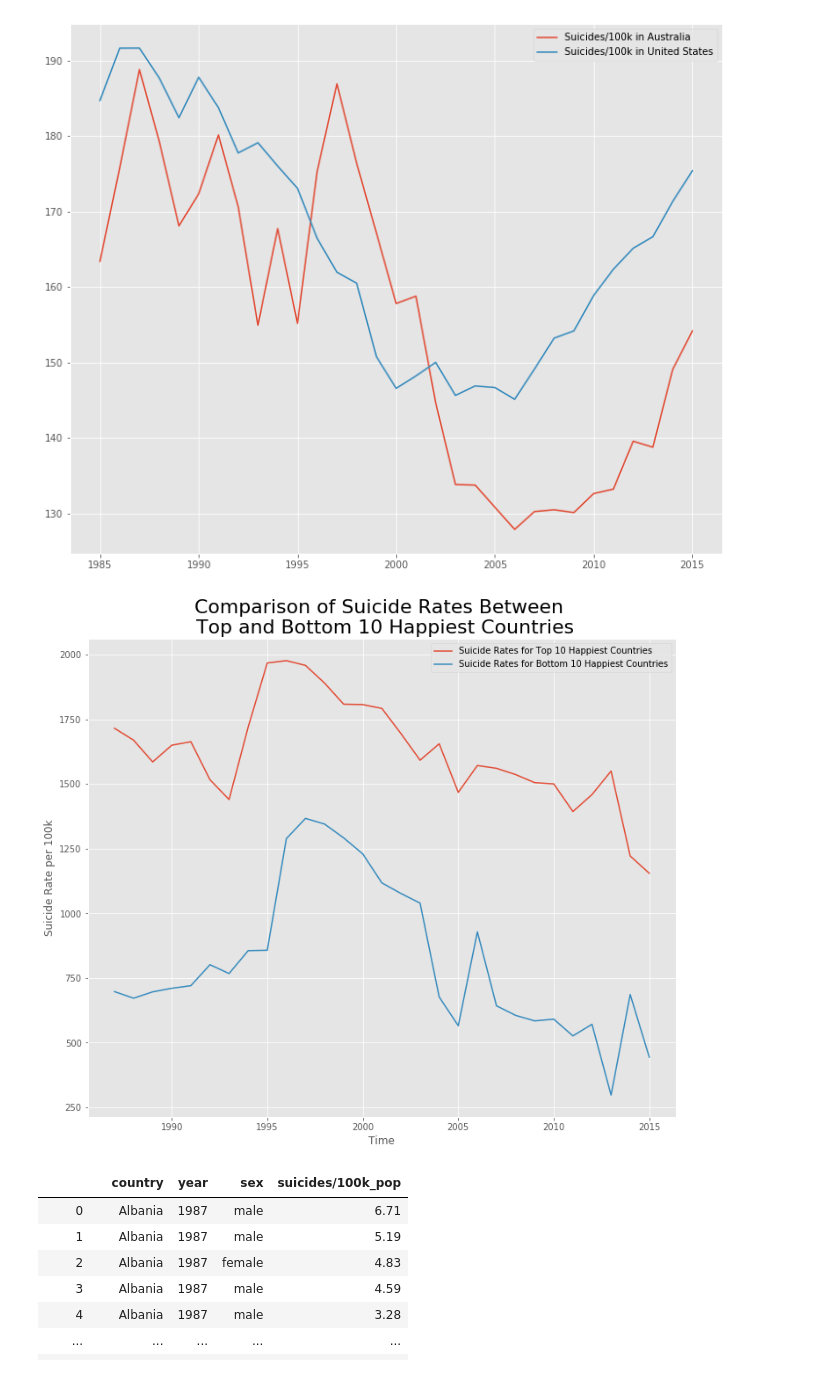
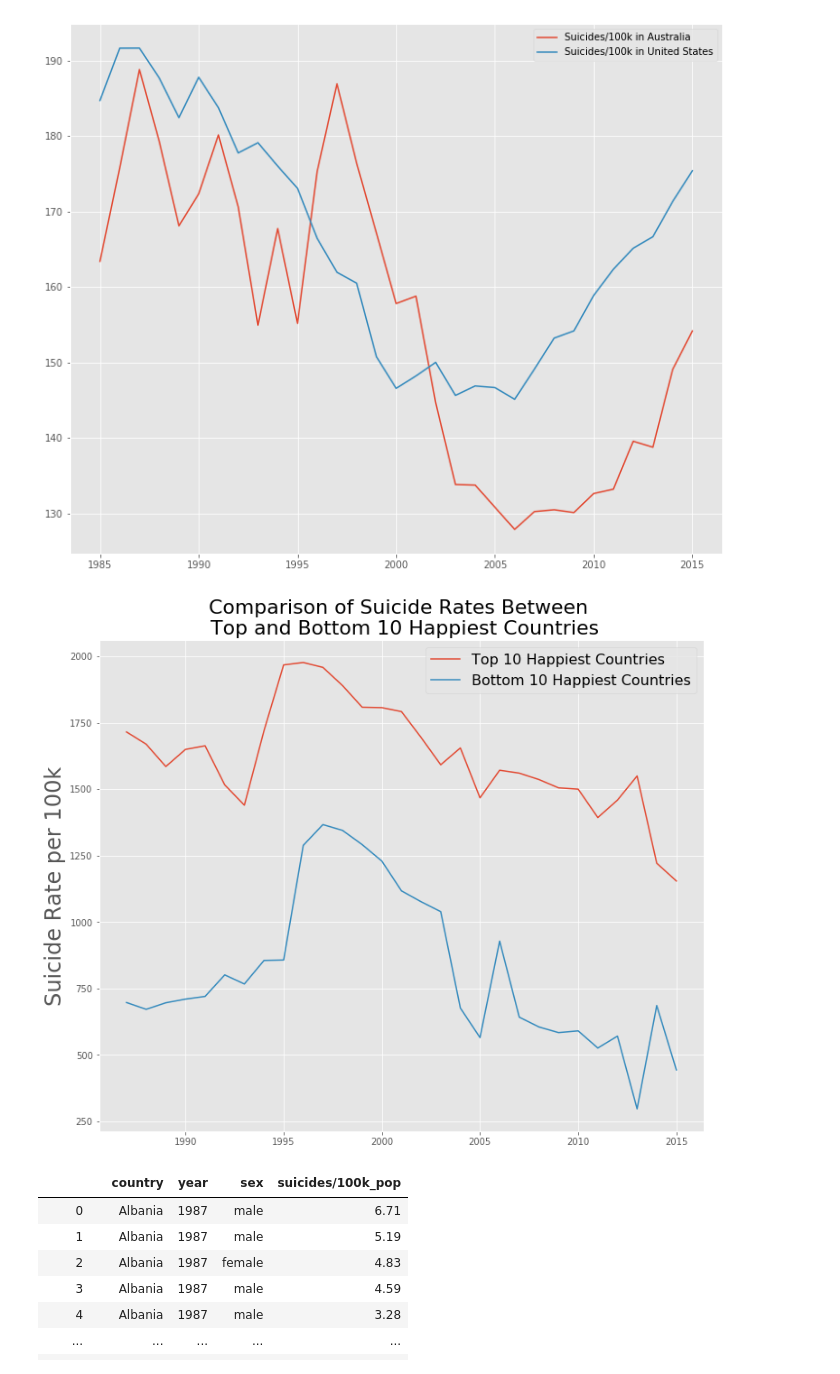
Before and after one commit to alecjonas/Analysis-of-Suicide-Rates-in-Countries-vs-Reported-Happiness-Scores, a Jupyter notebook: notebooks/suicides_eda.ipynb, the cells around one changed output. Saved outputs shown, nothing was run; the diff lists cells and outputs as text; code cells hidden in the pictures.

```diff
--- a/notebooks/suicides_eda.ipynb
+++ b/notebooks/suicides_eda.ipynb
@@ -67,27 +67,27 @@ country_and_suicide_rate = suicides[['country','year','suicides/100k_pop']]
 # %%
 #Throwing out first two years and last year#
 
 top_10_country_list = ['Denmark','Norway','Switzerland','Iceland','Finland','Netherlands','Canada','Sweden','New Zealand','Australia']
 top_10_country_mask = country_and_suicide_rate['country'].isin(top_10_country_list)
 top_10_country = country_and_suicide_rate.loc[top_10_country_mask, :]
 top_10_sum = top_10_country.groupby(['year']).sum()[2:-1]
 
 bottom_10_country_list = ['Bosnia and Herzegovina' ,'Greece', 'Mongolia','South Africa','Bulgaria','Armenia','Sri Lanka' ,'Ukraine' ,'Georgia','Albania']
 bottom_10_country_mask = country_and_suicide_rate['country'].isin(bottom_10_country_list)
 bottom_10_country = country_and_suicide_rate.loc[bottom_10_country_mask, :]
 bottom_10_sum = bottom_10_country.groupby(['year']).sum()[2:-1]
 
 fig, ax = plt.subplots(figsize=(12,10))
-ax.plot(top_10_sum['suicides/100k_pop'], label='Suicide Rates for Top 10 Happiest Countries')
-ax.plot(bottom_10_sum['suicides/100k_pop'], label='Suicide Rates for Bottom 10 Happiest Countries')
+ax.plot(top_10_sum['suicides/100k_pop'], label='Top 10 Happiest Countries')
+ax.plot(bottom_10_sum['suicides/100k_pop'], label='Bottom 10 Happiest Countries')
 ax.set_title('Comparison of Suicide Rates Between \n Top and Bottom 10 Happiest Countries', size=22)
-ax.set_ylabel("Suicide Rate per 100k")
-ax.set_xlabel("Time")
-ax.legend()
+ax.set_ylabel("Suicide Rate per 100k", size=24)
+#ax.set_xlabel("Time")
+ax.legend(fontsize=16)
 plt.savefig('/home/alec/galvanize/capstone/capstone_1/images/Overall_TopBottom_Compare_Before_Adjustment')
 plt.show()
 # %% [output]
-[figure, old version]
+[figure, new version]
 # %%
 sex_and_suicide_rate = suicides[['country','year','sex','suicides/100k_pop']]
 sex_and_suicide_rate
```
Also changed, not shown: parts of 4 cells of this notebook, 10 other files.
